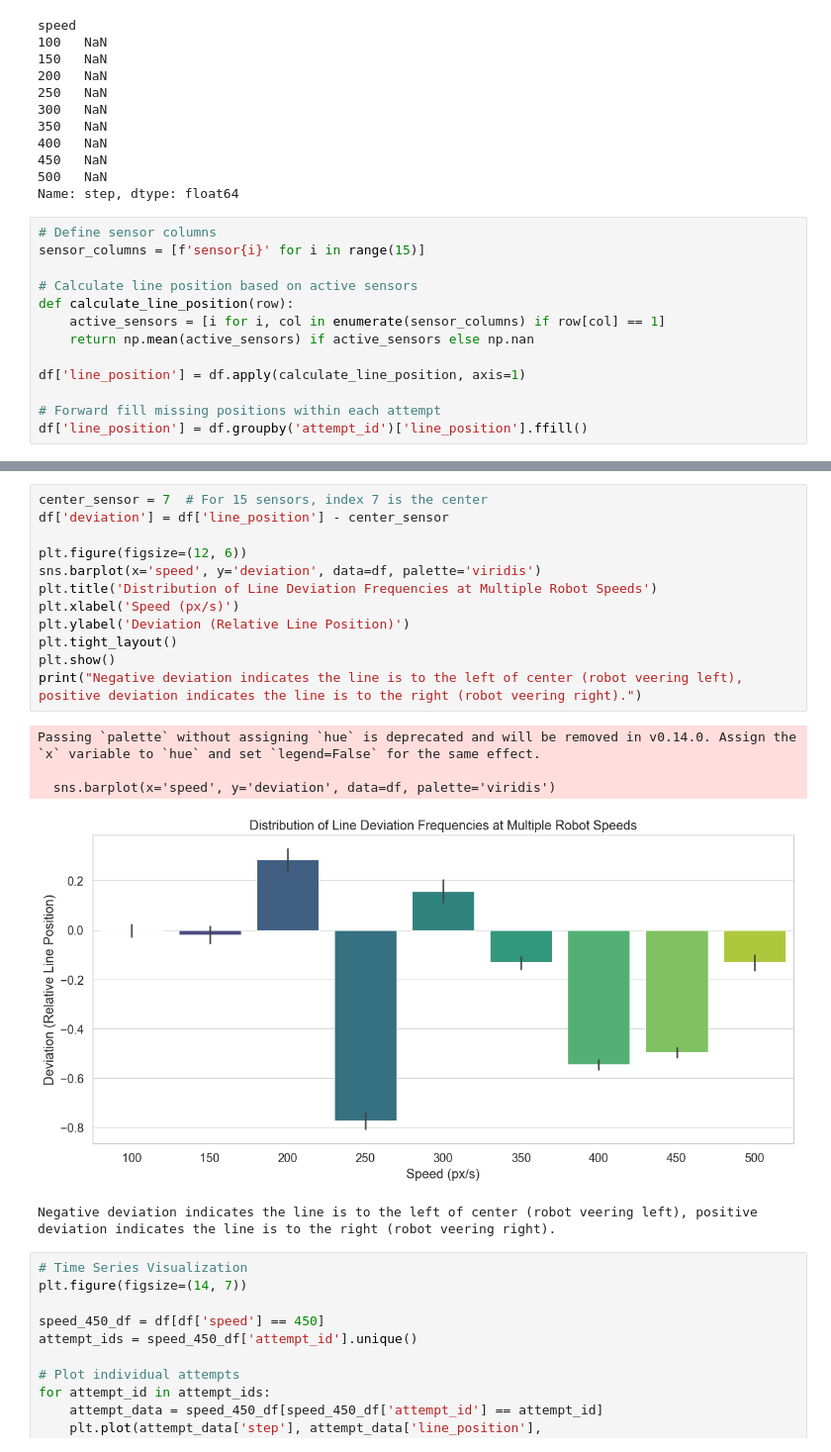
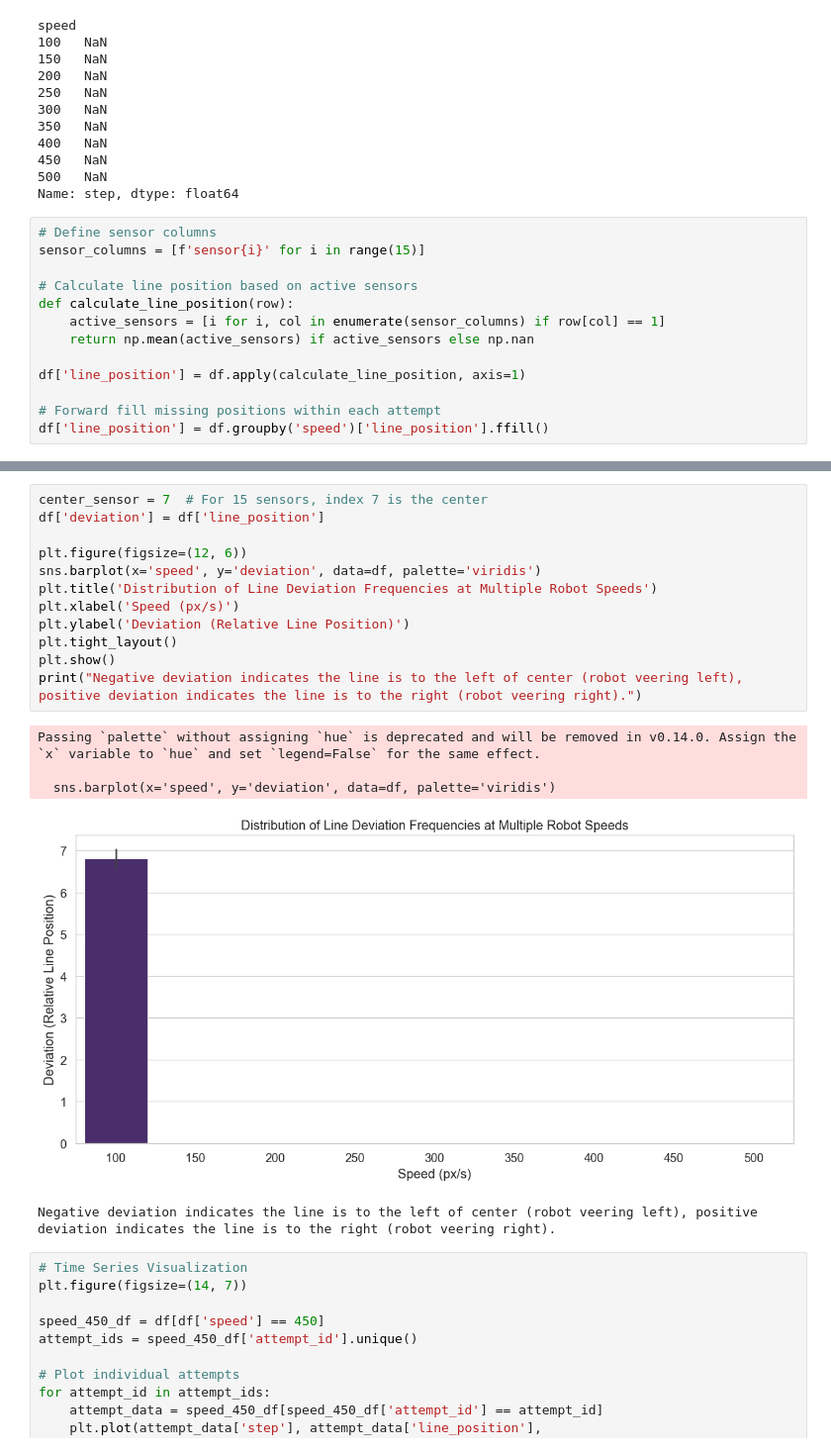
Before and after one commit to abstract-inf/NEAT-line-follower, a Jupyter notebook: analysis/NEAT_data_analysis_60hz.ipynb, the cells around one changed output, grey strips where cells are left out. Shown at 99% size. Drawn from its saved outputs; the diff is of its cells as text.

```diff
--- a/analysis/NEAT_data_analysis_60hz.ipynb
+++ b/analysis/NEAT_data_analysis_60hz.ipynb
@@ -80,4 +90,4 @@ def calculate_line_position(row):
 df['line_position'] = df.apply(calculate_line_position, axis=1)
 
 # Forward fill missing positions within each attempt
-df['line_position'] = df.groupby('attempt_id')['line_position'].ffill()
+df['line_position'] = df.groupby('speed')['line_position'].ffill()
@@ -84,20 +103,20 @@ df['line_position'] = df.groupby('attempt_id')['line_position'].ffill()
 # %%
 center_sensor = 7  # For 15 sensors, index 7 is the center
-df['deviation'] = df['line_position'] - center_sensor
+df['deviation'] = df['line_position']
 
 plt.figure(figsize=(12, 6))
 sns.barplot(x='speed', y='deviation', data=df, palette='viridis')
 plt.title('Distribution of Line Deviation Frequencies at Multiple Robot Speeds')
 plt.xlabel('Speed (px/s)')
 plt.ylabel('Deviation (Relative Line Position)')
 plt.tight_layout()
 plt.show()
 print("Negative deviation indicates the line is to the left of center (robot veering left), positive deviation indicates the line is to the right (robot veering right).")
 # %% [output]
 Passing `palette` without assigning `hue` is deprecated and will be removed in v0.14.0. Assign the `x` variable to `hue` and set `legend=False` for the same effect.
 
   sns.barplot(x='speed', y='deviation', data=df, palette='viridis')
-[figure, old version]
+[figure, new version]
 Negative deviation indicates the line is to the left of center (robot veering left), positive deviation indicates the line is to the right (robot veering right).
 # %%
 # Time Series Visualization
```
Also changed, not shown: parts of 5 cells of this notebook, 11 other files.
